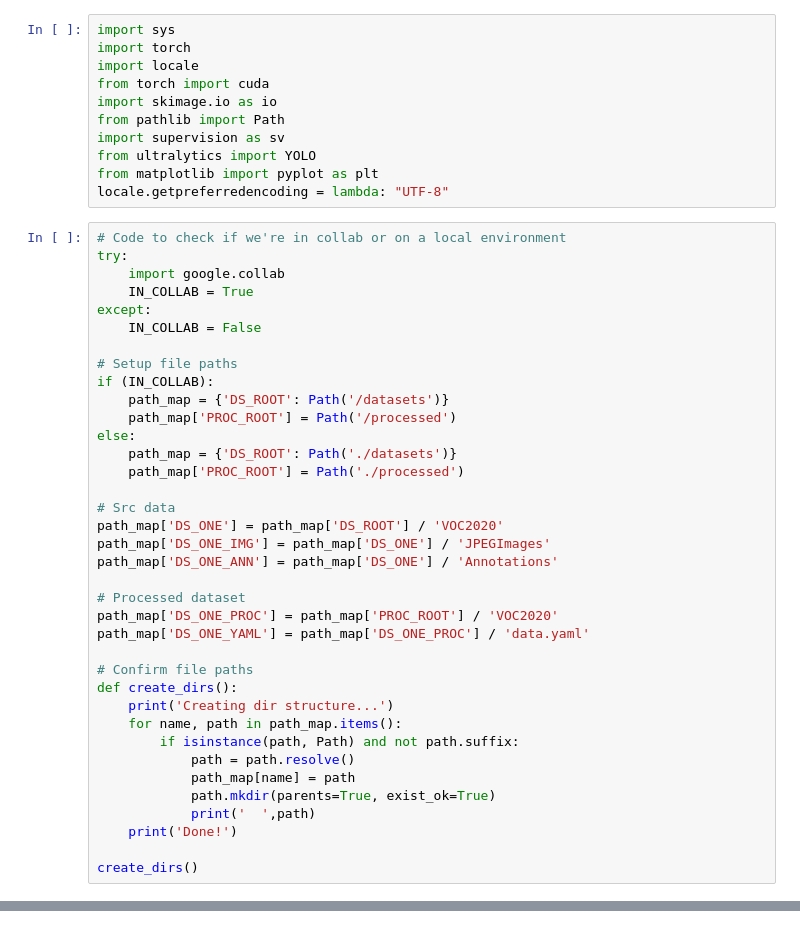
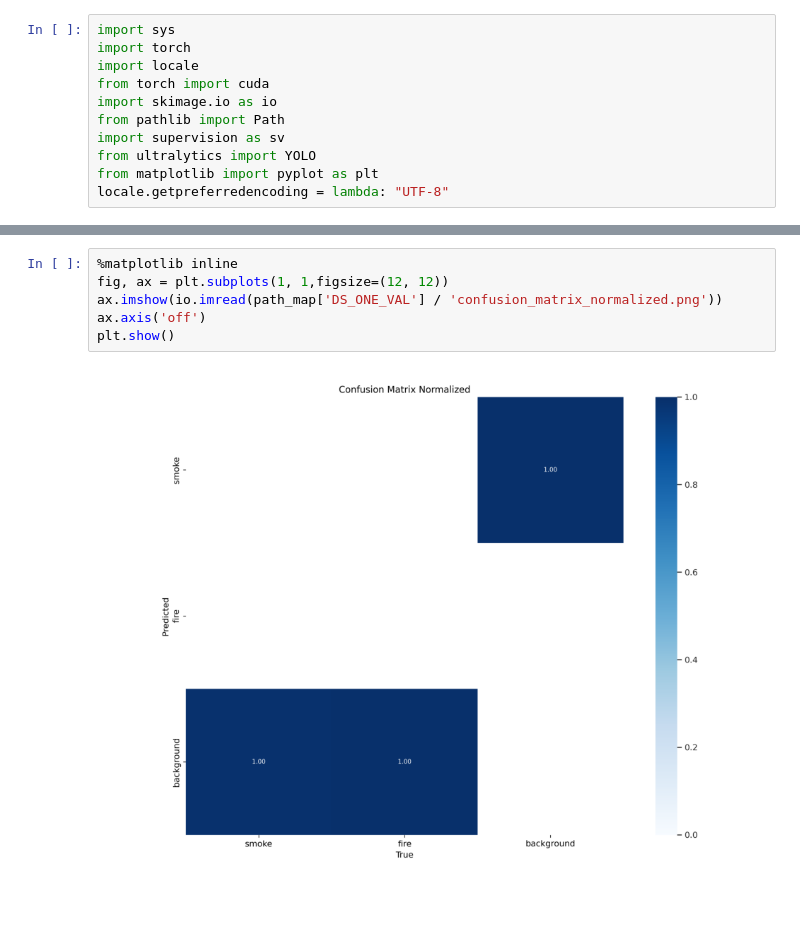
Before and after one commit to eedwards4/smokeDetection, a Jupyter notebook: SmokeDetection.ipynb, the cells around one changed output, grey strips where cells are left out. Saved outputs shown, nothing was run; the diff lists cells and outputs as text.

```diff
--- a/SmokeDetection.ipynb
+++ b/SmokeDetection.ipynb
@@ -9,40 +122,3 @@ import supervision as sv
 from ultralytics import YOLO
 from matplotlib import pyplot as plt
 locale.getpreferredencoding = lambda: "UTF-8"
-# %%
-# Code to check if we're in collab or on a local environment
-try:
-    import google.collab
-    IN_COLLAB = True
-except:
-    IN_COLLAB = False
-
-# Setup file paths
-if (IN_COLLAB):
-    path_map = {'DS_ROOT': Path('/datasets')}
-    path_map['PROC_ROOT'] = Path('/processed')
-else:
-    path_map = {'DS_ROOT': Path('./datasets')}
-    path_map['PROC_ROOT'] = Path('./processed')
-
-# Src data
-path_map['DS_ONE'] = path_map['DS_ROOT'] / 'VOC2020'
-path_map['DS_ONE_IMG'] = path_map['DS_ONE'] / 'JPEGImages'
-path_map['DS_ONE_ANN'] = path_map['DS_ONE'] / 'Annotations'
-
-# Processed dataset
-path_map['DS_ONE_PROC'] = path_map['PROC_ROOT'] / 'VOC2020'
-path_map['DS_ONE_YAML'] = path_map['DS_ONE_PROC'] / 'data.yaml'
-
-# Confirm file paths
-def create_dirs():
-    print('Creating dir structure...')
-    for name, path in path_map.items():
-        if isinstance(path, Path) and not path.suffix:
-            path = path.resolve()
-            path_map[name] = path
-            path.mkdir(parents=True, exist_ok=True)
-            print('  ',path)
-    print('Done!')
-
-create_dirs()
@@ -100,0 +224,8 @@ check_equal(ds_val)
+# %%
+%matplotlib inline
+fig, ax = plt.subplots(1, 1,figsize=(12, 12))
+ax.imshow(io.imread(path_map['DS_ONE_VAL'] / 'confusion_matrix_normalized.png'))
+ax.axis('off')
+plt.show()
+# %% [output]
+[figure, added]
```
Also changed, not shown: parts of 15 cells of this notebook, 2 other files.
